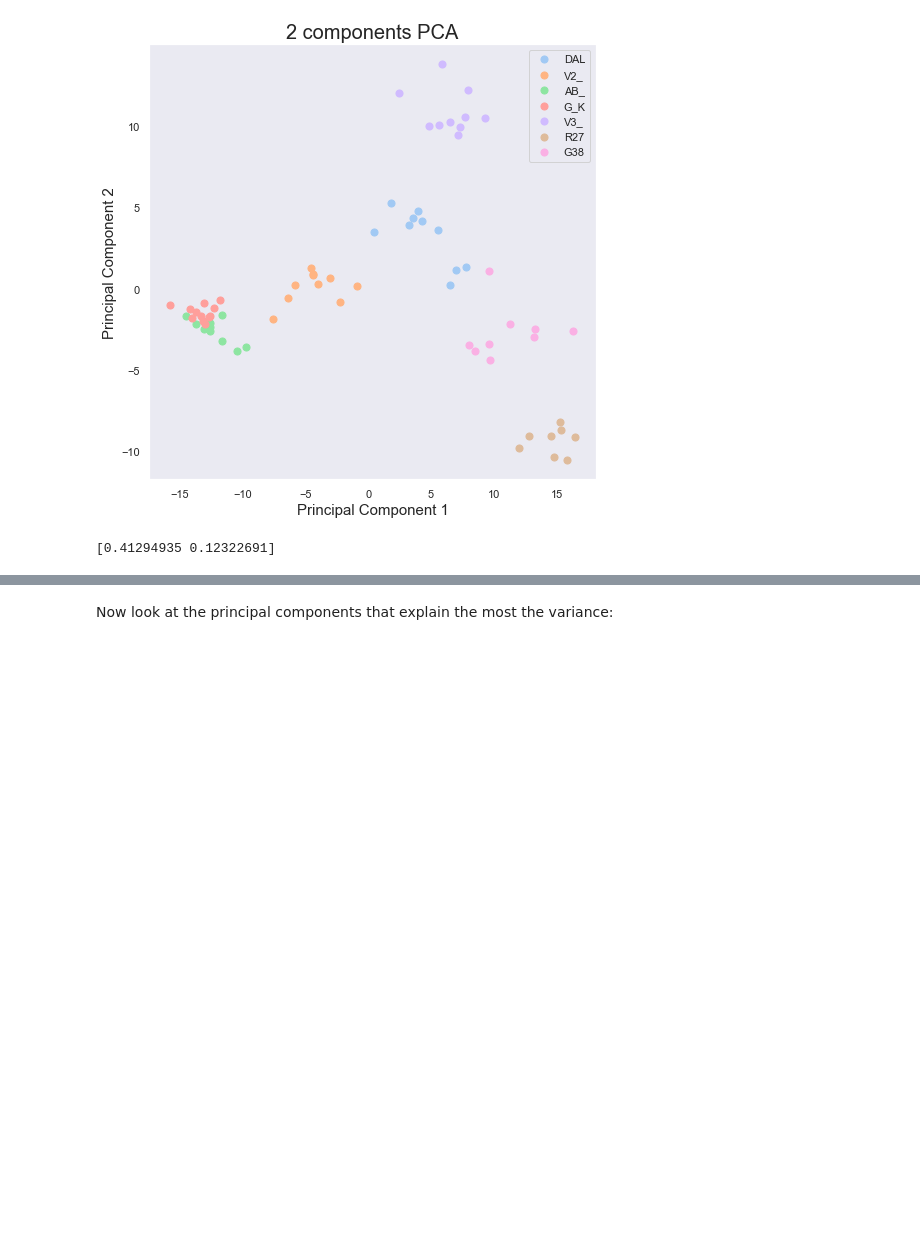
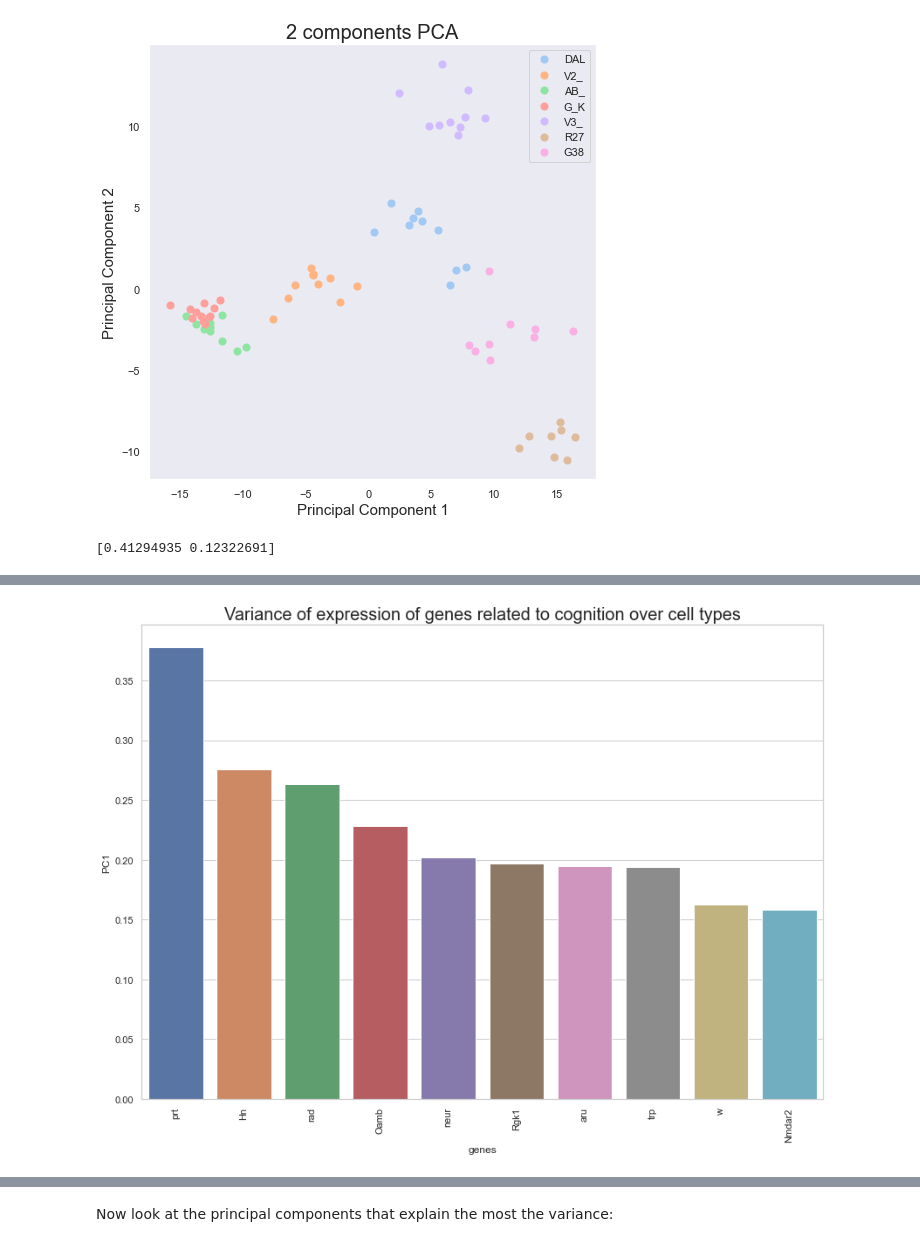
Before and after one commit to marieanselmet/genetic_link_metabolism_neurodegeneration, a Jupyter notebook: single_cell_RNAseq_MB/single_cell_RNAseq.ipynb, the cells around one changed output, grey strips where cells are left out. Cells and saved outputs as stored; diff of their text form; code cells hidden in the pictures; blank space fills up the shorter version.

```diff
--- a/single_cell_RNAseq_MB/single_cell_RNAseq.ipynb
+++ b/single_cell_RNAseq_MB/single_cell_RNAseq.ipynb
@@ -583,0 +584,13 @@ print(pca_2D_all.explained_variance_ratio_)
+# %%
+eigenvectors_all_2D = pd.DataFrame(pca_2D_all.components_, columns = neuron_samples_cognition_T.columns[1:-1])
+eigenvectors_all_2D.index = ['PC1', 'PC2']
+eigenvectors_all_2D = eigenvectors_all_2D.T.copy()
+eigenvectors_all_2D['PC1'] = np.abs(eigenvectors_all_2D['PC1'])
+eigenvectors_all_2D['PC2'] = np.abs(eigenvectors_all_2D['PC2'])
+pc1_all_2D_main = pd.DataFrame(eigenvectors_all_2D.sort_values(by=['PC1'], ascending = False).head(10)) # 10 first eigenvectors
+pc1_all_2D_main.index.name = 'genes'
+pc1_all_2D_main.reset_index(inplace=True)
+pc2_all_2D_main = pd.DataFrame(eigenvectors_all_2D.sort_values(by=['PC2'], ascending = False).head(10)) # 10 first eigenvectors
+pc2_all_2D_main.index.name = 'genes'
+pc2_all_2D_main.reset_index(inplace=True)
+pc1_all_2D_main
@@ -583,0 +609,10 @@ print(pca_2D_all.explained_variance_ratio_)
+# %%
+# Plot genes contributing the most to PC1
+sns.set_theme(style="whitegrid")
+fig = plt.figure(figsize = (14,10))
+ax = fig.add_subplot(1,1,1)
+ax.set_title('Variance of expression of genes related to cognition over cell types', fontsize = 20)
+ax = sns.barplot(x='genes', y='PC1', data=pc1_all_2D_main)
+ax.set_xticklabels(labels=pc1_all_2D_main['genes'],rotation=90);
+# %% [output]
+[figure, added]
```
Also changed, not shown: parts of 5 cells of this notebook.
